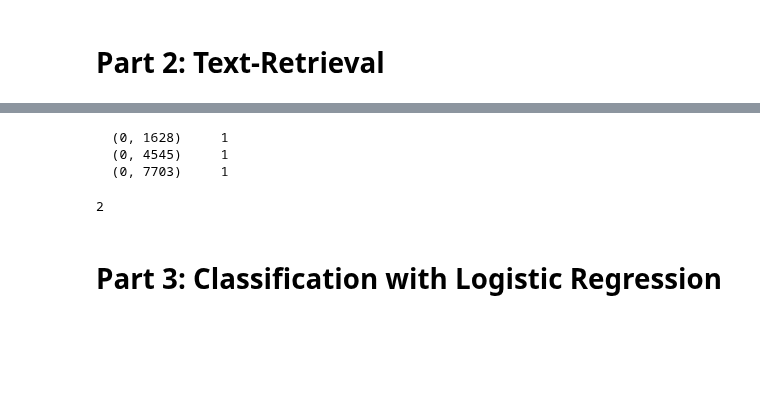
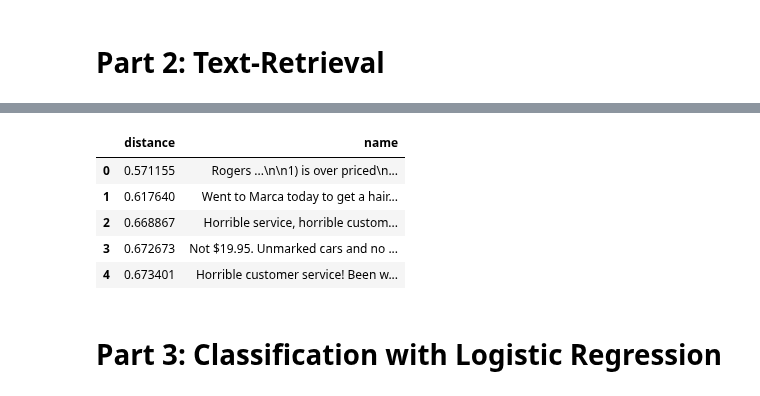
Before and after one commit to edgar971/cs-498-advanced-machine-learning, a Jupyter notebook: assignments/7-Text Bag-of-Words Search and Classification/assignment7.ipynb, the cells around one changed output, grey strips where cells are left out. Drawn from its saved outputs; the diff is of its cells as text; code cells hidden in the pictures; blank space fills up the shorter version.

```diff
--- a/assignments/7-Text Bag-of-Words Search and Classification/assignment7.ipynb
+++ b/assignments/7-Text Bag-of-Words Search and Classification/assignment7.ipynb
@@ -251,7 +245,14 @@ The food is "ok," but I LOVE the service.  It is a small mom and pop type japane
+# %%
+vectorizer = CountVectorizer(stop_words = my_stop_words, analyzer=text_process)
+tfidf_matrix = vectorizer.fit_transform(reviews)
+# %%
+nbrs = NearestNeighbors(n_neighbors=10, metric='cosine').fit(tfidf_matrix)
+# %%
+def get_closest(search_term):
+    distances, indices = nbrs.kneighbors(vectorizer.transform([search_term]), 5)
+    distances = distances.flatten()
+    indices = indices.flatten()
+    reviews = data_set_pd.iloc[indices]['text']
+    return distances, np.array(reviews)
 # %%
-test_bow = vectorizer.transform(["Horrible customer service"])
-print(test_bow)
+nearest_reviews = get_closest('Horrible customer service')
-# %% [output]
-  (0, 1628)     1
-  (0, 4545)     1
-  (0, 7703)     1
@@ -262,7 +259,12 @@ def cosine_sim(text1, text2):
-# %%
-print (cosine_sim('Horrible customer service', 'best customer service'))
-# %% [output]
-2
+# %%
+pd.DataFrame({'distance':nearest_reviews[0], 'name':nearest_reviews[1]})
+# %% [output]
+|  | distance | name |
+| 0 | 0.571155 | Rogers ...\n\n1) is over priced\n... |
+| 1 | 0.617640 | Went to Marca today to get a hair... |
+| 2 | 0.668867 | Horrible service, horrible custom... |
+| 3 | 0.672673 | Not $19.95. Unmarked cars and no ... |
+| 4 | 0.673401 | Horrible customer service! Been w... |
 # %% [markdown]
 # Part 3: Classification with Logistic Regression
 # %%
```
Also changed, not shown: parts of 13 cells of this notebook.
